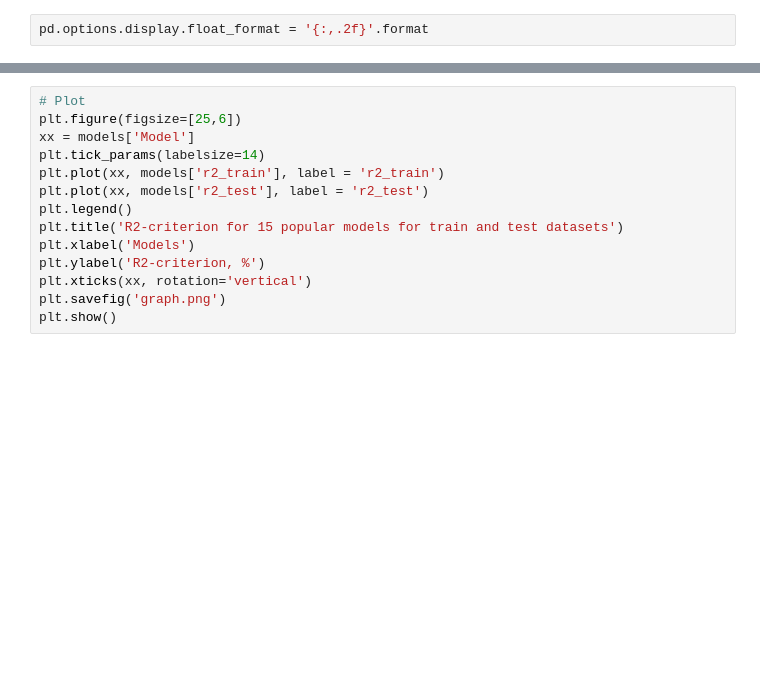
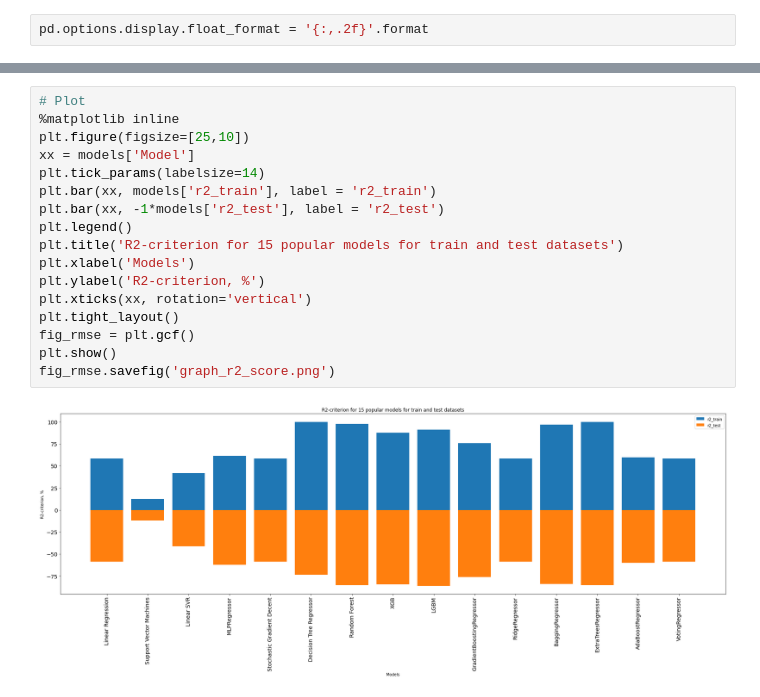
Before and after one commit to icyguy64/Used-Car-Price-Estimator, a Jupyter notebook: notebook.ipynb, the cells around one changed output, grey strips where cells are left out. Cells and saved outputs as stored; diff of their text form; blank space fills up the shorter version.

```diff
--- a/notebook.ipynb
+++ b/notebook.ipynb
@@ -576,16 +856,21 @@ models.sort_values(by=['rmse_test', 'rmse_train'], ascending=True)
 # %%
 # Plot
-plt.figure(figsize=[25,6])
+%matplotlib inline
+plt.figure(figsize=[25,10])
 xx = models['Model']
 plt.tick_params(labelsize=14)
-plt.plot(xx, models['r2_train'], label = 'r2_train')
-plt.plot(xx, models['r2_test'], label = 'r2_test')
+plt.bar(xx, models['r2_train'], label = 'r2_train')
+plt.bar(xx, -1*models['r2_test'], label = 'r2_test')
 plt.legend()
 plt.title('R2-criterion for 15 popular models for train and test datasets')
 plt.xlabel('Models')
 plt.ylabel('R2-criterion, %')
 plt.xticks(xx, rotation='vertical')
-plt.savefig('graph.png')
+plt.tight_layout()
+fig_rmse = plt.gcf()
 plt.show()
+fig_rmse.savefig('graph_r2_score.png')
+# %% [output]
+[figure, added]
 # %%
 # Plot
```
Also changed, not shown: parts of 23 cells of this notebook.
